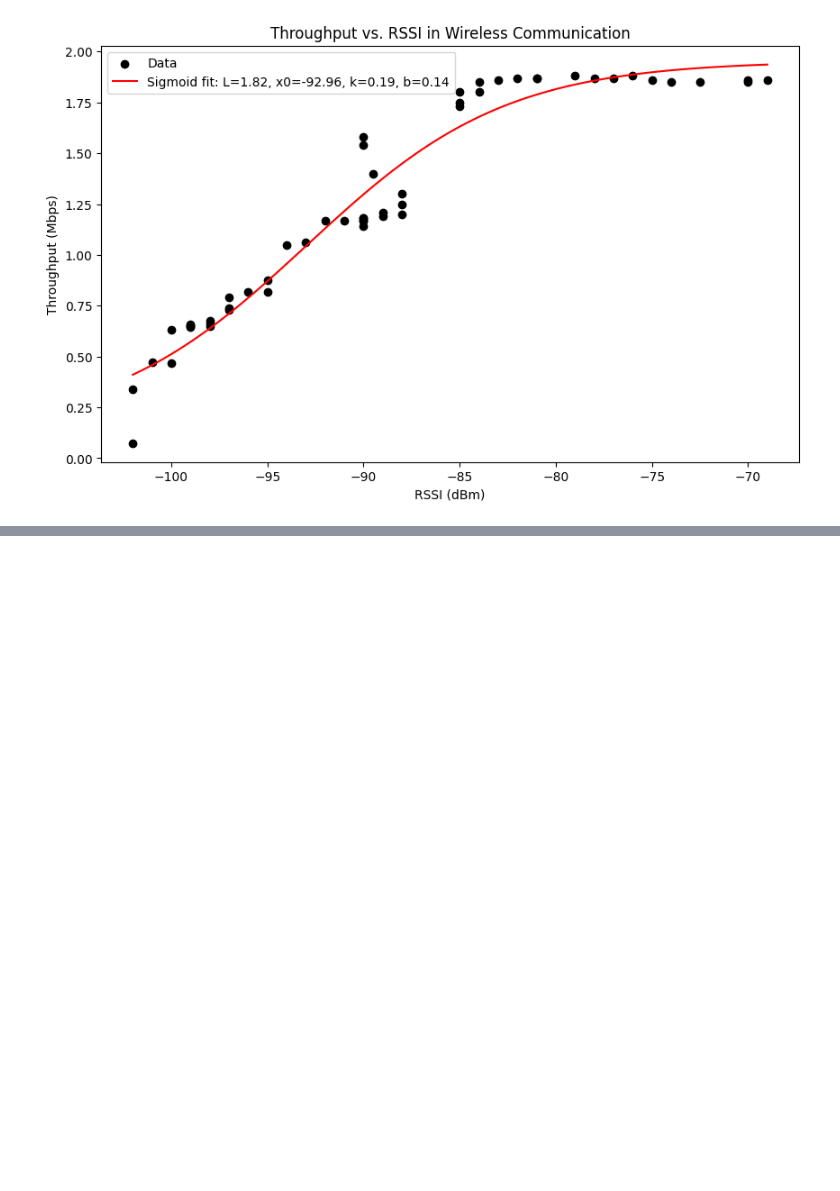
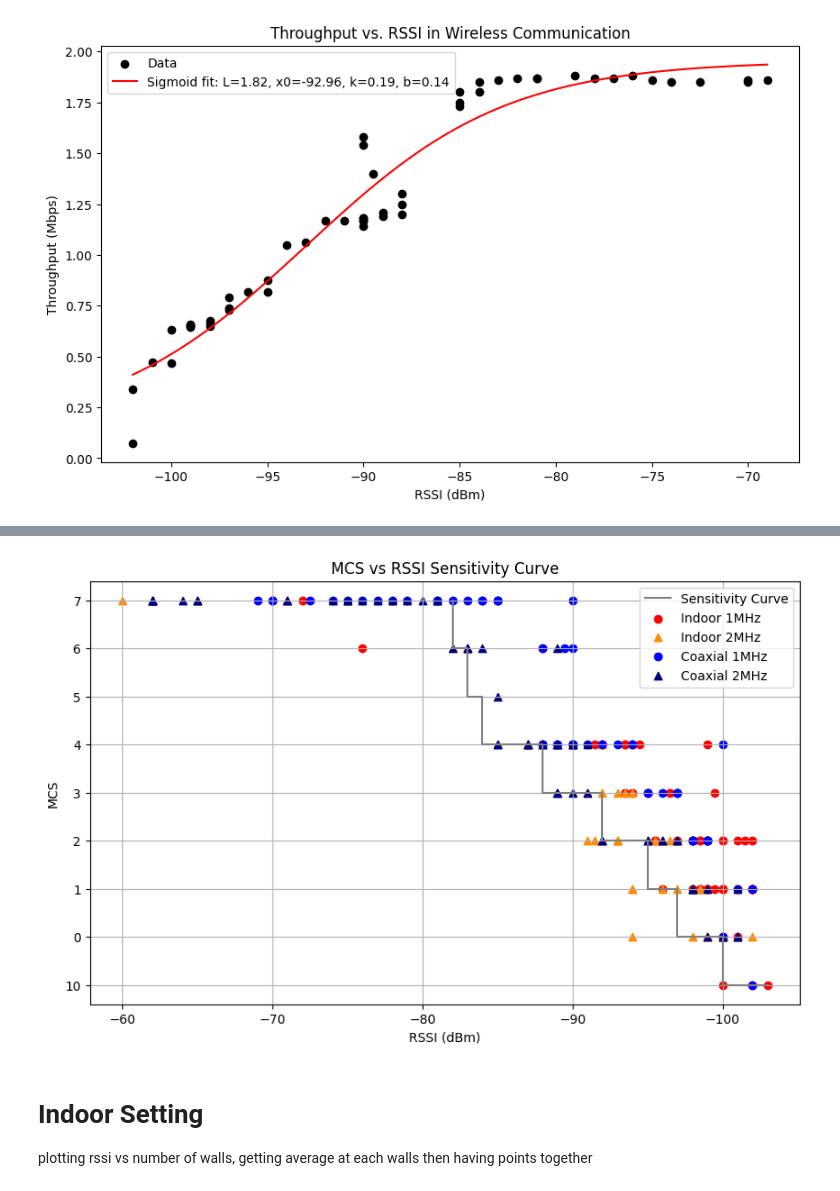
Before and after one commit to A-Raffoul/WiFi_HaLow, a Jupyter notebook: graph.ipynb, the cells around one changed output, grey strips where cells are left out. Saved outputs shown, nothing was run; the diff lists cells and outputs as text; code cells hidden in the pictures; blank space fills up the shorter version.

```diff
--- a/graph.ipynb
+++ b/graph.ipynb
@@ -37,6 +37,7 @@ for scenario in scenarios_coaxial:
             scenarios_coaxial_2M.append(scenario)
 
 # To dataframe
+df_all = scenarios_to_dataframe(scenarios_indoor + scenarios_coaxial)
 df_indoor_1M = scenarios_to_dataframe(scenarios_indoor_1M)
 df_indoor_2M = scenarios_to_dataframe(scenarios_indoor_2M)
 df_coaxial_1M = scenarios_to_dataframe(scenarios_coaxial_1M)
@@ -329,0 +373,52 @@ Model: Logarithmic, R-squared: 0.9308, AIC: -140.62, BIC: -136.60
+# %%
+# Adjust the MCS and sensitivity values to reflect MCS 10 below 0
+mcs_values = [-1, 0, 1, 2, 3, 4, 5, 6, 7]
+sensitivity_values = [-98, -95, -92, -90, -87, -83, -79, -78, -77]
+
+# Adjust for step plot with MCS 10 below 0
+
+
+rssi_data = df_all['RSSI Median']
+mcs_data = df_all['MCS']
+
+offset = -5
+
+sensitivity_steps = [-98+offset]  # Start with a value below the first sensitivity
+mcs_steps = [-1]  # Start with MCS 10
+
+for i in range(len(mcs_values)):
+    sensitivity_steps.append(sensitivity_values[i]+offset)
+    mcs_steps.append(mcs_values[i])
+    if i != len(mcs_values) - 1:
+        sensitivity_steps.append(sensitivity_values[i+1]+offset)
+        mcs_steps.append(mcs_values[i])
+
+# Create the step plot
+plt.figure(figsize=(10, 6))
+plt.step(sensitivity_steps, mcs_steps, where='post', label='Sensitivity Curve', color='grey')
+
+# Plot the test data points
+mcs_indoor_1M = df_indoor_1M['MCS']
+
+plt.scatter(df_indoor_1M['RSSI Median'], [-1 if x == 10 else x for x in df_indoor_1M['MCS']], color='red', marker='o', label='Indoor 1MHz')
+plt.scatter(df_indoor_2M['RSSI Median'], [-1 if x == 10 else x for x in df_indoor_2M['MCS']], color='darkorange', marker='^', label='Indoor 2MHz')
+plt.scatter(df_coaxial_1M['RSSI Median'], [-1 if x == 10 else x for x in df_coaxial_1M['MCS']], color='blue', marker='o', label='Coaxial 1MHz')
+plt.scatter(df_coaxial_2M['RSSI Median'], [-1 if x == 10 else x for x in df_coaxial_2M['MCS']], color='navy', marker='^', label='Coaxial 2MHz')
+
+
+plt.xlabel('RSSI (dBm)')
+plt.ylabel('MCS')
+plt.title('MCS vs RSSI Sensitivity Curve')
+plt.yticks([-1, 0, 1, 2, 3, 4, 5, 6, 7], ['10', '0', '1', '2', '3', '4', '5', '6', '7'])
+
+plt.gca().invert_xaxis()  # Invert y-axis to have MCS in descending order
+plt.grid(True)
+plt.legend()
+plt.show()
+# %% [output]
+[figure, added]
+# %% [markdown]
+# Indoor Setting
+
+plotting rssi vs number of walls,
+getting average at each walls then having points together
```
Also changed, not shown: parts of 7 cells of this notebook, 12 other files.
